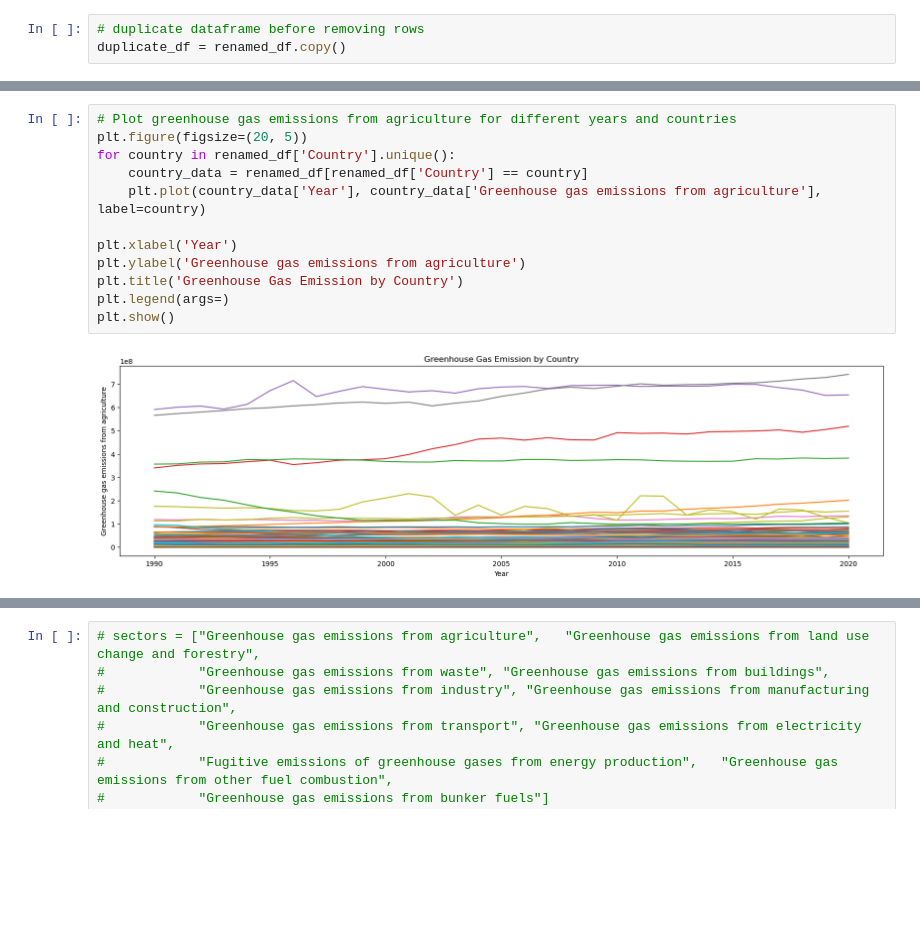
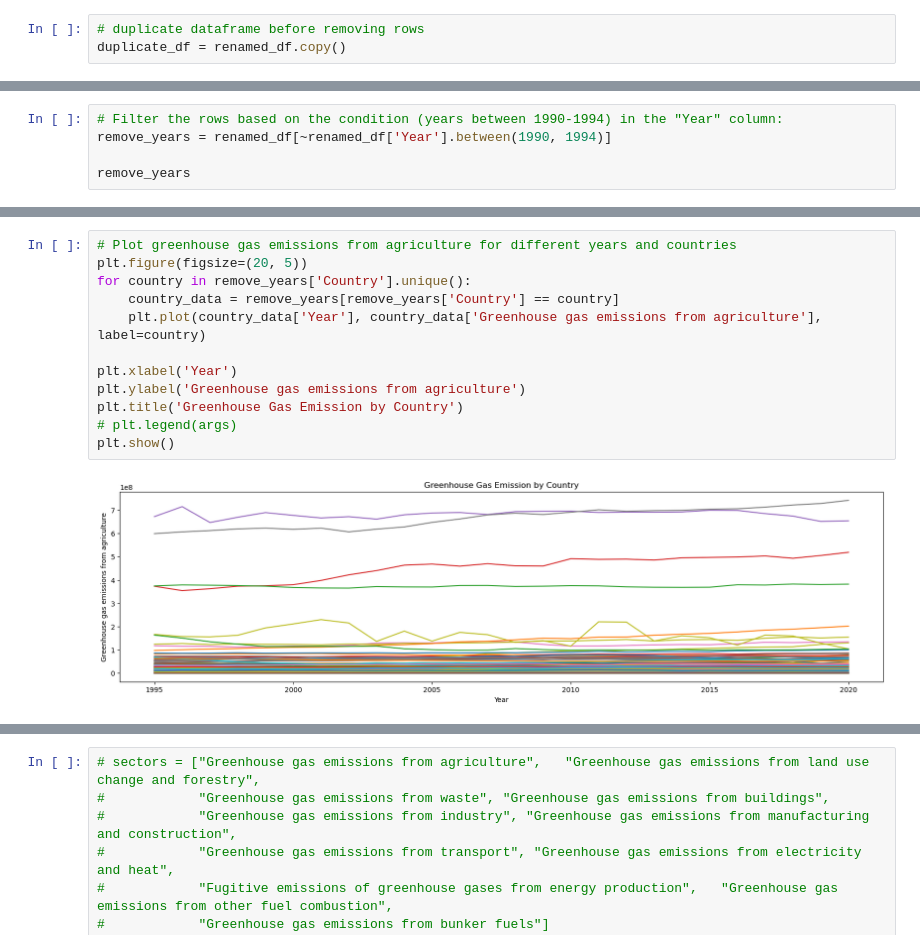
Before and after one commit to vivsarraf/Global-Warming, a Jupyter notebook: Climate_Change_CO2.ipynb, the cells around one changed output, grey strips where cells are left out. Drawn from its saved outputs; the diff is of its cells as text; blank space fills up the shorter version.

```diff
--- a/Climate_Change_CO2.ipynb
+++ b/Climate_Change_CO2.ipynb
@@ -158,0 +162,5 @@ renamed_df
+# %%
+# Filter the rows based on the condition (years between 1990-1994) in the "Year" column:
+remove_years = renamed_df[~renamed_df['Year'].between(1990, 1994)]
+
+remove_years
@@ -159,14 +181,14 @@ renamed_df
 # %%
 # Plot greenhouse gas emissions from agriculture for different years and countries
 plt.figure(figsize=(20, 5))
-for country in renamed_df['Country'].unique():
-    country_data = renamed_df[renamed_df['Country'] == country]
+for country in remove_years['Country'].unique():
+    country_data = remove_years[remove_years['Country'] == country]
     plt.plot(country_data['Year'], country_data['Greenhouse gas emissions from agriculture'], label=country)
 
 plt.xlabel('Year')
 plt.ylabel('Greenhouse gas emissions from agriculture')
 plt.title('Greenhouse Gas Emission by Country')
-plt.legend(args=)
+# plt.legend(args)
 plt.show()
 # %% [output]
-[figure, old version]
+[figure, new version]
```
Also changed, not shown: parts of 16 cells of this notebook.
